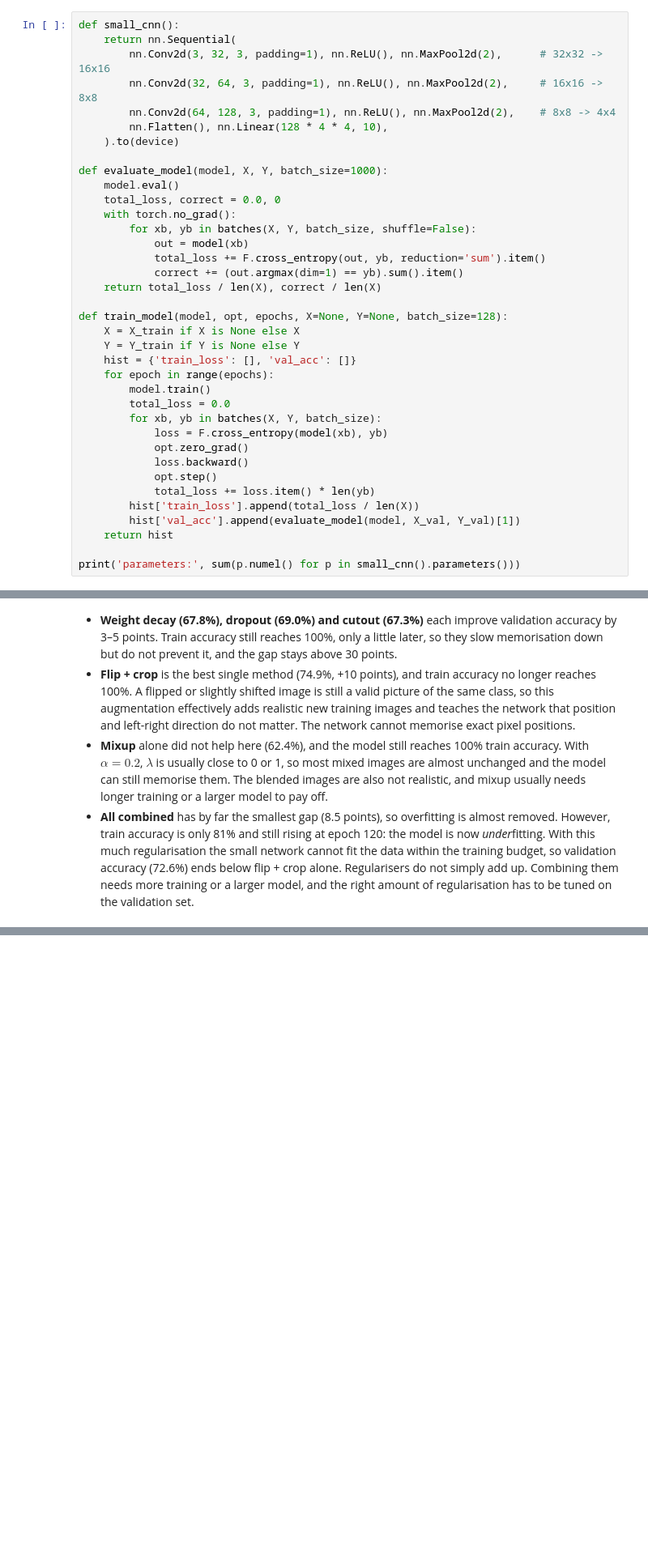
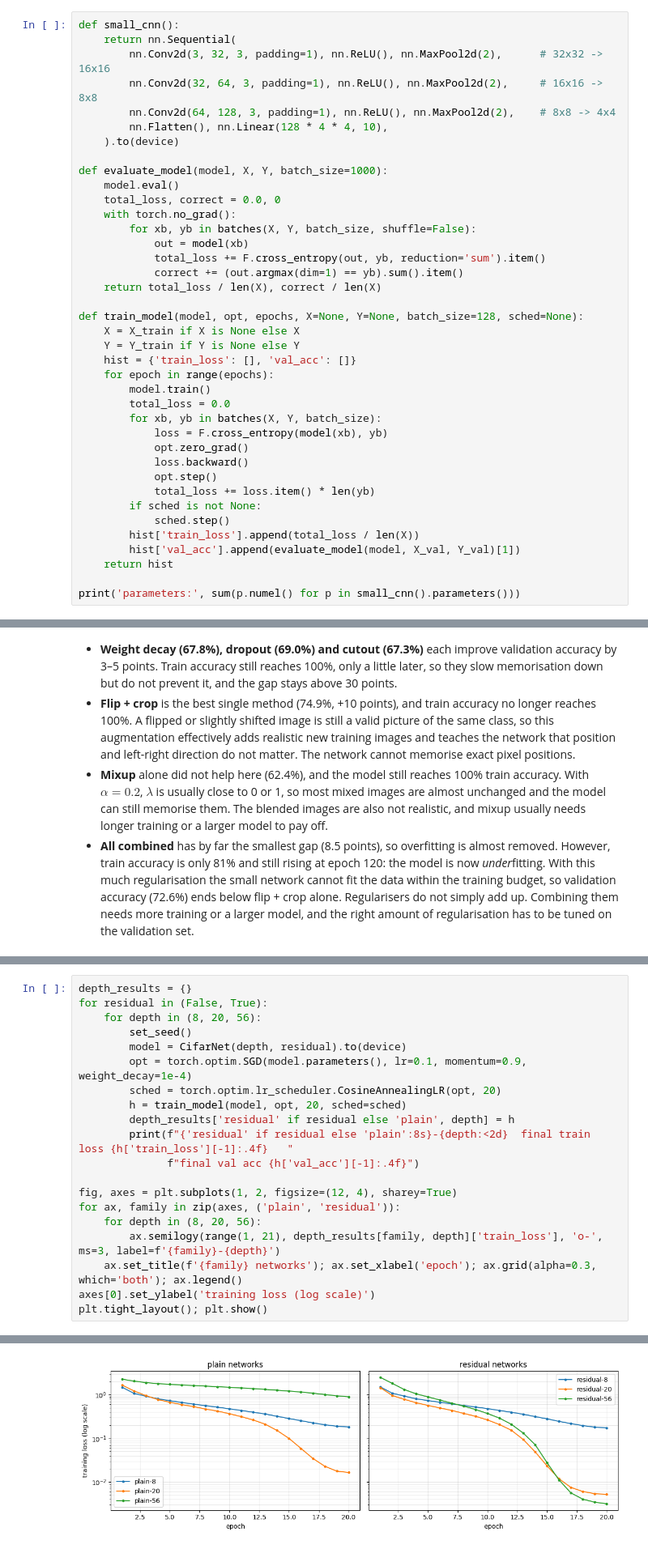
Before and after one commit to NaveenSanjaya/EN4554-Assignment-2-CNNs, a Jupyter notebook: a02_cnn.ipynb, the cells around one changed output, grey strips where cells are left out. Shown at 81% size. Saved outputs shown, nothing was run; the diff lists cells and outputs as text; blank space fills up the shorter version.

Commit message:
feat: CIFAR-style plain and residual networks comparison

```diff
--- a/a02_cnn.ipynb
+++ b/a02_cnn.ipynb
@@ -553,7 +553,7 @@ def evaluate_model(model, X, Y, batch_size=1000):
             correct += (out.argmax(dim=1) == yb).sum().item()
     return total_loss / len(X), correct / len(X)
 
-def train_model(model, opt, epochs, X=None, Y=None, batch_size=128):
+def train_model(model, opt, epochs, X=None, Y=None, batch_size=128, sched=None):
     X = X_train if X is None else X
     Y = Y_train if Y is None else Y
     hist = {'train_loss': [], 'val_acc': []}
@@ -566,6 +566,8 @@ def train_model(model, opt, epochs, X=None, Y=None, batch_size=128):
             loss.backward()
             opt.step()
             total_loss += loss.item() * len(yb)
+        if sched is not None:
+            sched.step()
         hist['train_loss'].append(total_loss / len(X))
         hist['val_acc'].append(evaluate_model(model, X_val, Y_val)[1])
     return hist
@@ -751,0 +816,21 @@ plt.tight_layout(); plt.show()
+# %%
+depth_results = {}
+for residual in (False, True):
+    for depth in (8, 20, 56):
+        set_seed()
+        model = CifarNet(depth, residual).to(device)
+        opt = torch.optim.SGD(model.parameters(), lr=0.1, momentum=0.9, weight_decay=1e-4)
+        sched = torch.optim.lr_scheduler.CosineAnnealingLR(opt, 20)
+        h = train_model(model, opt, 20, sched=sched)
+        depth_results['residual' if residual else 'plain', depth] = h
+        print(f"{'residual' if residual else 'plain':8s}-{depth:<2d}  final train loss {h['train_loss'][-1]:.4f}   "
+              f"final val acc {h['val_acc'][-1]:.4f}")
+
+fig, axes = plt.subplots(1, 2, figsize=(12, 4), sharey=True)
+for ax, family in zip(axes, ('plain', 'residual')):
+    for depth in (8, 20, 56):
+        ax.semilogy(range(1, 21), depth_results[family, depth]['train_loss'], 'o-', ms=3, label=f'{family}-{depth}')
+    ax.set_title(f'{family} networks'); ax.set_xlabel('epoch'); ax.grid(alpha=0.3, which='both'); ax.legend()
+axes[0].set_ylabel('training loss (log scale)')
+plt.tight_layout(); plt.show()
+# %% [output]
@@ -751,0 +843 @@ plt.tight_layout(); plt.show()
+[figure, added]
```
Also changed, not shown: parts of 4 cells of this notebook.
